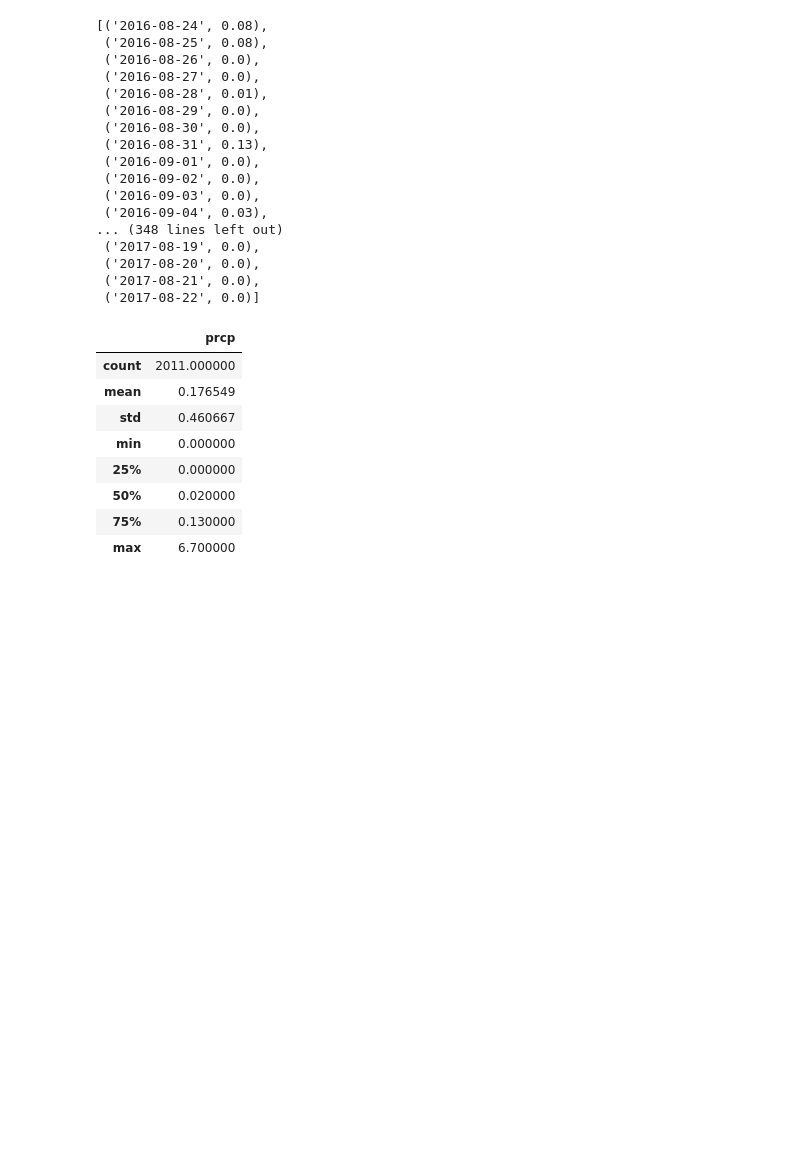
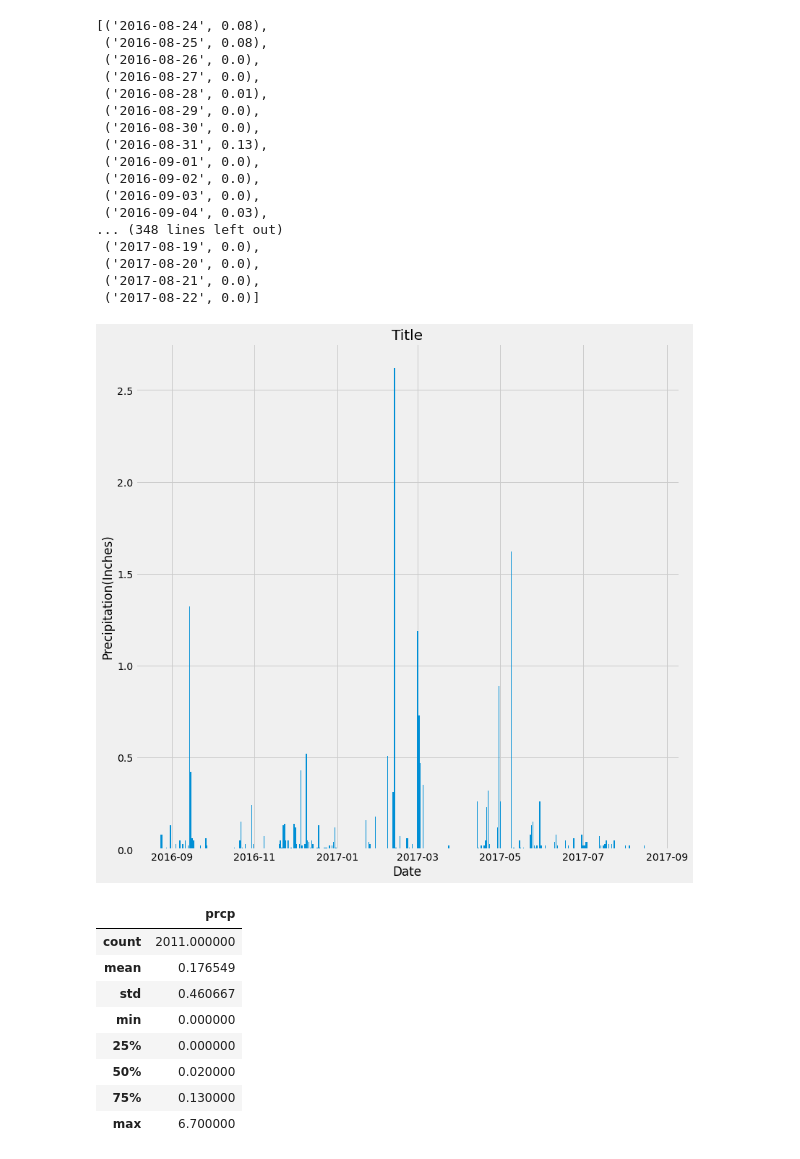
Before and after one commit to nsommerf/sqlalchemy, a Jupyter notebook: climate_starter.ipynb, the cells around one changed output. Drawn from its saved outputs; the diff is of its cells as text; code cells hidden in the pictures; blank space fills up the shorter version.

```diff
--- a/climate_starter.ipynb
+++ b/climate_starter.ipynb
@@ -90,26 +90,34 @@ data2
  ('2017-08-22', 0.0)]
 # %%
 df = pd.DataFrame(data2, columns = ['date','prcp'])
+df['date'] = pd.to_datetime(df['date'],format ='%Y-%m-%d', errors='coerce')
 #newdata2 = [][]
 i = 0
 # Save the query results as a Pandas DataFrame and set the index to the date column
 #for i in range(359):
 #    newdata2[i][0] = (df.loc[i]['date'])
 #    newdata2[i][1] = (df.loc[i]['prcp'])
 #df = pd.DataFrame(data2, columns = ['date','prcp'])
 #df
-#newdf = df.set_index('date')
+newdf = df.set_index('date')
 # printing the dataframe
 #newdf
 #newdata2
 
 # Sort the dataframe by date
 
 
 # Use Pandas Plotting with Matplotlib to plot the data
-fig = df.plot(kind="bar", title="Title")
+#fig,ax1 = newdf.plot(kind="bar", title="Title")
+fig, ax1 = plt.subplots(figsize=(12,12))
+ax1.bar(df['date'], df['prcp'])
+ax1.set(xlabel="Date", ylabel="Precipitation(Inches)", title="Title")
+#date_form = DateFormatter('%m')
+#ax1.xaxis.set_major_formatter(date_form)
 #plt.minorticks_on()
 plt.show()
+# %% [output]
+[figure, added]
 # %%
 # Use Pandas to calcualte the summary statistics for the precipitation data
 df.describe()
```
Also changed, not shown: 1 other file.
